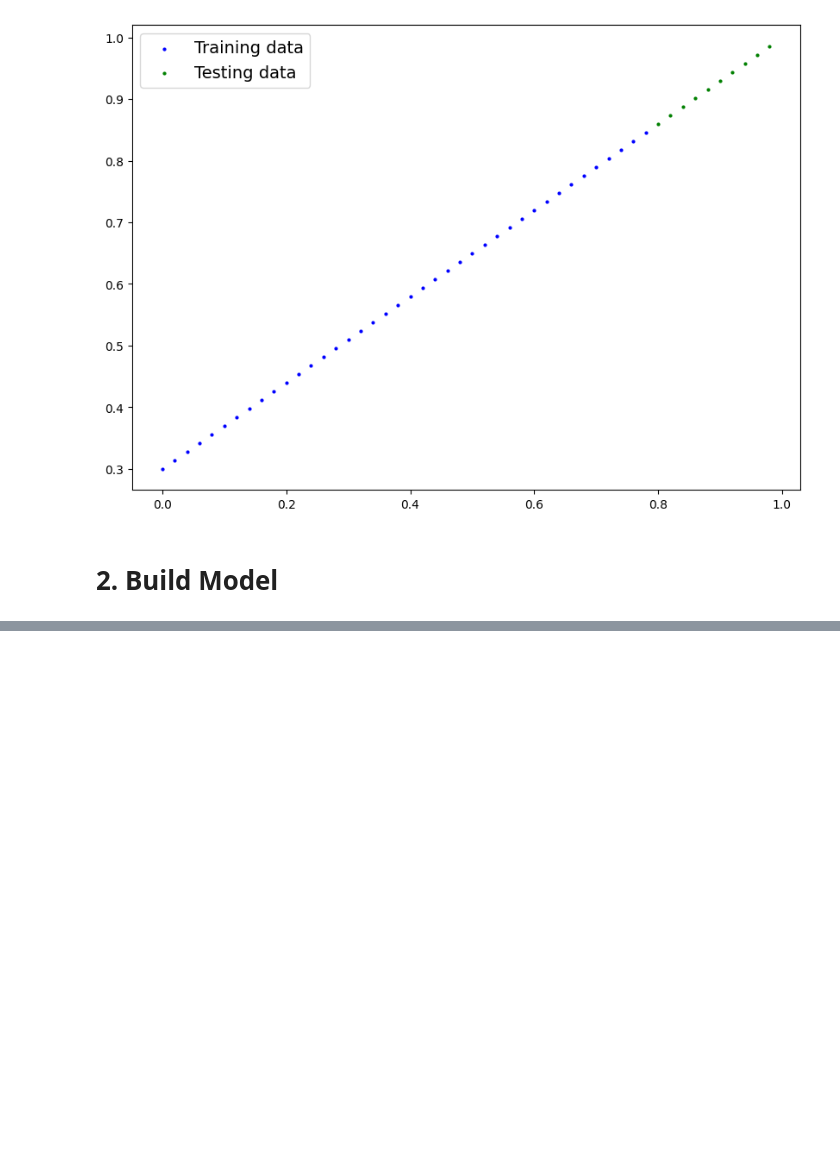
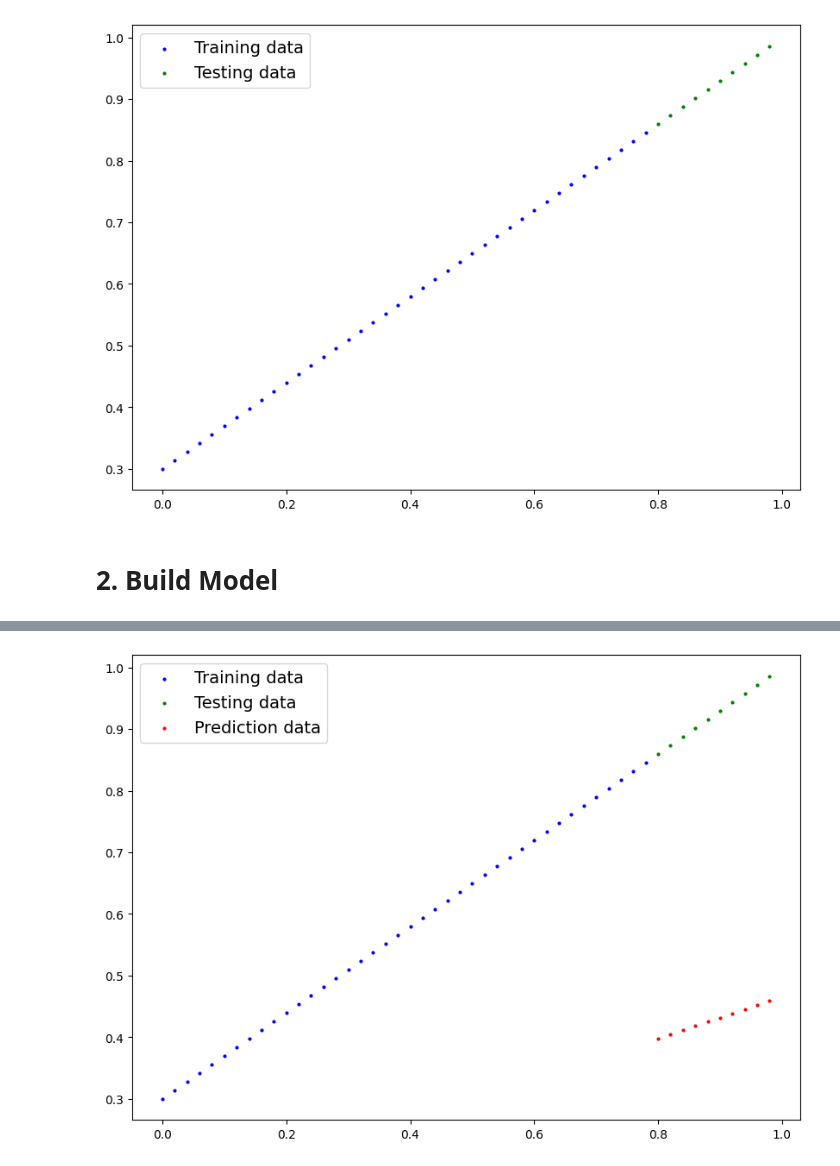
Before and after one commit to Chiranjeevi2001/introToDeepLearning, a Jupyter notebook: 01_pytorch_workflow.ipynb, the cells around one changed output, grey strips where cells are left out. Drawn from its saved outputs; the diff is of its cells as text; code cells hidden in the pictures; blank space fills up the shorter version.

```diff
--- a/01_pytorch_workflow.ipynb
+++ b/01_pytorch_workflow.ipynb
@@ -89,0 +87,14 @@ class LinearRegressionModel(nn.Module): # inherits nn.Module
+# %%
+# Create a linear regression model class
+
+class LinearRegressionModel(nn.Module): # inherits nn.Module
+  def __init__(self):
+    super().__init__()
+    self.weights = nn.Parameter(torch.randn(1,
+                                             requires_grad = True,
+                                             dtype = torch.float))
+    self.bias = nn.Parameter(torch.randn(1, requires_grad = True,
+                                         dtype = torch.float))
+
+  def forward(self, x:torch.Tensor) -> torch.Tensor: # x is the input tensor, the function returns yet another tensor
+    return self.weights*x + self.bias # linear regression formula
@@ -89,0 +111,7 @@ class LinearRegressionModel(nn.Module): # inherits nn.Module
+# %%
+torch.manual_seed(42)
+
+model_0 = LinearRegressionModel()
+
+# check out the parameters
+list(model_0.parameters())
@@ -89,0 +130,4 @@ class LinearRegressionModel(nn.Module): # inherits nn.Module
+# %%
+%%time
+y_preds = model_0(X_test)
+y_preds
@@ -89,0 +147,6 @@ class LinearRegressionModel(nn.Module): # inherits nn.Module
+# %%
+%%time
+with torch.inference_mode(): #context manager -- turns off gradient tracking and makes predictions faster
+  y_preds = model_0(X_test)
+
+y_preds
@@ -89,0 +166,4 @@ class LinearRegressionModel(nn.Module): # inherits nn.Module
+# %%
+plot_prediction(predictions = y_preds)
+# %% [output]
+[figure, added]
```
Also changed, not shown: parts of 21 cells of this notebook.
